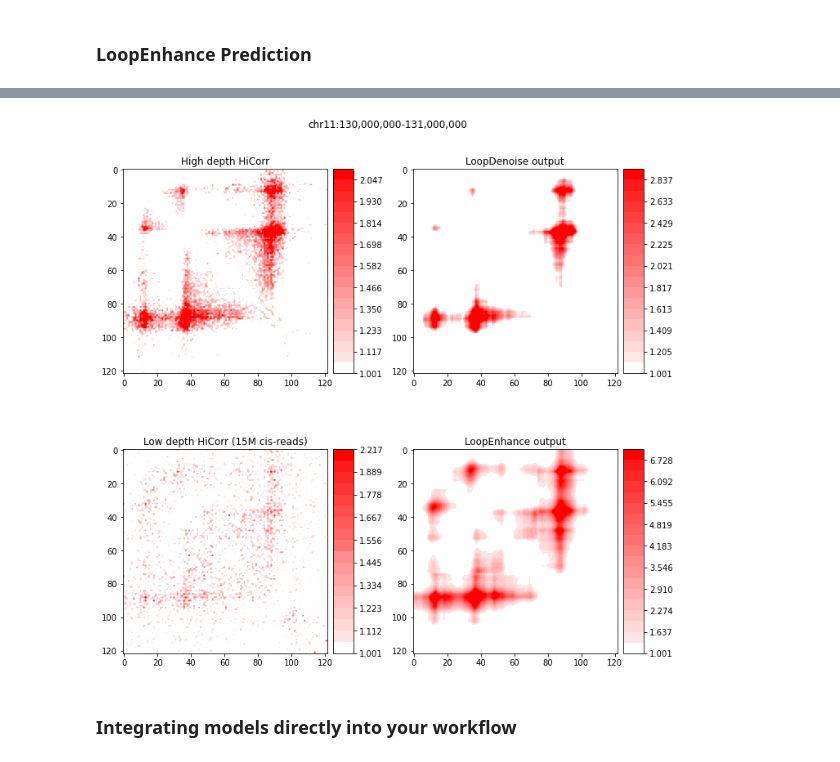
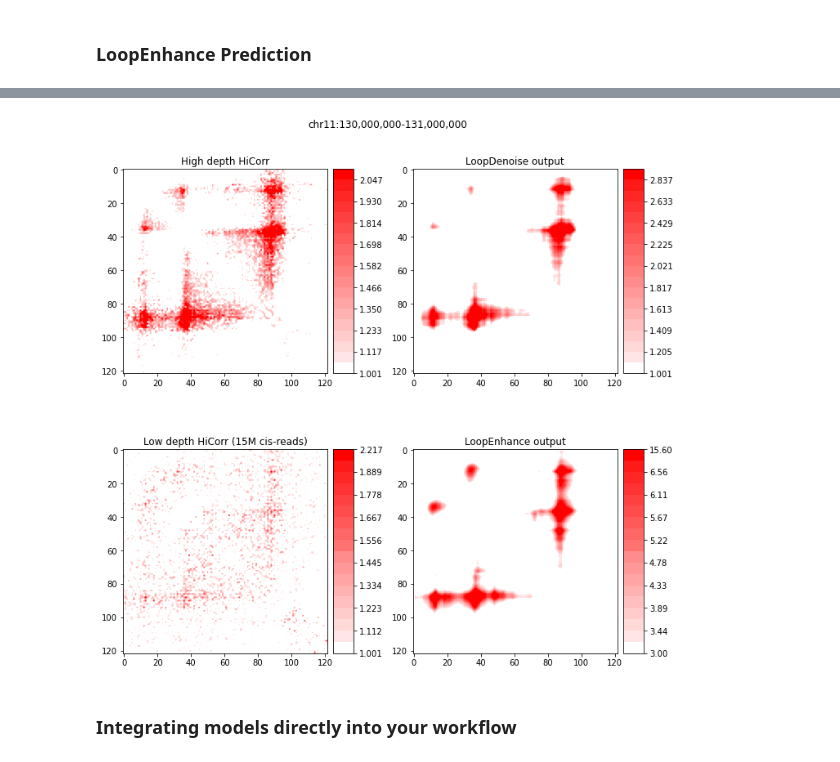
Before and after one commit to JinLabBioinfo/DeepLoop, a Jupyter notebook: examples/walkthrough_prediction.ipynb, the cells around one changed output, grey strips where cells are left out. Saved outputs shown, nothing was run; the diff lists cells and outputs as text; code cells hidden in the pictures.

Commit message:
Update example heatmap and enhance colorscale

```diff
--- a/examples/walkthrough_prediction.ipynb
+++ b/examples/walkthrough_prediction.ipynb
@@ -17,7 +19,7 @@ import matplotlib.pyplot as plt
 from mpl_toolkits.axes_grid1 import make_axes_locatable
 plt.style.use('seaborn-deep')
 
-def draw_heatmap(matrix, color_scale, ax=None, return_image=False, return_plt_im=False):
+def draw_heatmap(matrix, color_scale, ax=None, min_val=1.001, return_image=False, return_plt_im=False):
     """
     Display ratio heatmap containing only strong signals (values > 1 or 0.98th quantile)
     Args:
@@ -29,16 +31,16 @@ def draw_heatmap(matrix, color_scale, ax=None, return_image=False, return_plt_im
         ``numpy.array`` : if ``return_image`` is set to True, return the heatmap as an array
     """
     if color_scale != 0:
-        breaks = np.append(np.arange(1.001, color_scale, (color_scale - 1.001) / 18), np.max(matrix))
+        breaks = np.append(np.arange(min_val, color_scale, (color_scale - min_val) / 18), np.max(matrix))
     elif np.max(matrix) < 2:
-        breaks = np.arange(1.001, np.max(matrix), (np.max(matrix) - 1.001) / 19)
+        breaks = np.arange(min_val, np.max(matrix), (np.max(matrix) - min_val) / 19)
     else:
         step = (np.quantile(matrix, q=0.98) - 1) / 18
         up = np.quantile(matrix, q=0.98) + 0.011
         if up < 2:
             up = 2
             step = 0.999 / 18
-        breaks = np.append(np.arange(1.001, up, step), np.max(matrix) + 0.01)
+        breaks = np.append(np.arange(min_val, up, step), np.max(matrix) + 0.01)
     n_bin = 20  # Discretizes the interpolation into bins
     colors = ["#FFFFFF", "#FFE4E4", "#FFD7D7", "#FFC9C9", "#FFBCBC", "#FFAEAE", "#FFA1A1", "#FF9494", "#FF8686",
               "#FF7979", "#FF6B6B", "#FF5E5E", "#FF5151", "#FF4343", "#FF3636", "#FF2828", "#FF1B1B", "#FF0D0D",
@@ -231,35 +231,35 @@ mat_ratio_down = c_ratio_down.matrix().fetch(locus)
 
 fig, axs = plt.subplots(2, 2, figsize=(10, 10))
 
 im = draw_heatmap(mat_ratio, 0, ax=axs[0][0], return_plt_im=True)
 divider = make_axes_locatable(axs[0][0])
 cax = divider.append_axes('right', size='10%', pad=0.1)
 cbar1 = fig.colorbar(im, cax=cax, orientation='vertical')
 axs[0][0].set_title('High depth HiCorr')
 
 im = draw_heatmap(mat_denoise, 0, ax=axs[0][1], return_plt_im=True)
 divider = make_axes_locatable(axs[0][1])
 cax = divider.append_axes('right', size='10%', pad=0.1)
 cbar1 = fig.colorbar(im, cax=cax, orientation='vertical')
 axs[0][1].set_title('LoopDenoise output')
 
 im = draw_heatmap(mat_ratio_down, 0, ax=axs[1][0], return_plt_im=True)
 divider = make_axes_locatable(axs[1][0])
 cax = divider.append_axes('right', size='10%', pad=0.1)
 cbar1 = fig.colorbar(im, cax=cax, orientation='vertical')
 axs[1][0].set_title('Low depth HiCorr (15M cis-reads)')
 
-im = draw_heatmap(mat_enhance, 0, ax=axs[1][1], return_plt_im=True)
+im = draw_heatmap(mat_enhance, 7, min_val=3, ax=axs[1][1], return_plt_im=True)
 divider = make_axes_locatable(axs[1][1])
 cax = divider.append_axes('right', size='10%', pad=0.1)
 cbar1 = fig.colorbar(im, cax=cax, orientation='vertical')
 axs[1][1].set_title('LoopEnhance output')
 
 fig.suptitle(locus)
 fig.tight_layout()
 plt.show()
 # %% [output]
-[figure, old version]
+[figure, new version]
 # %% [markdown]
 ### Integrating models directly into your workflow
 # %% [markdown]
```
Also changed, not shown: parts of 9 cells of this notebook.
